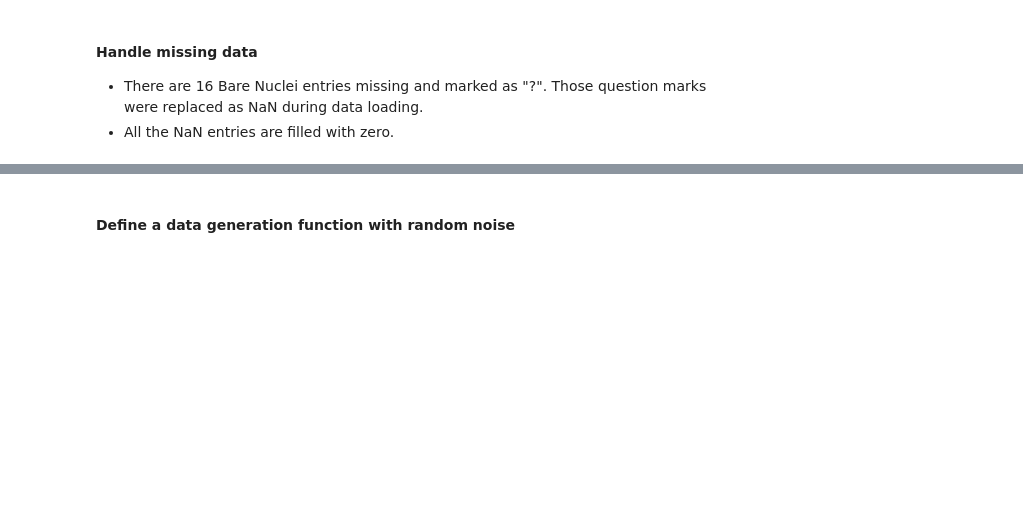
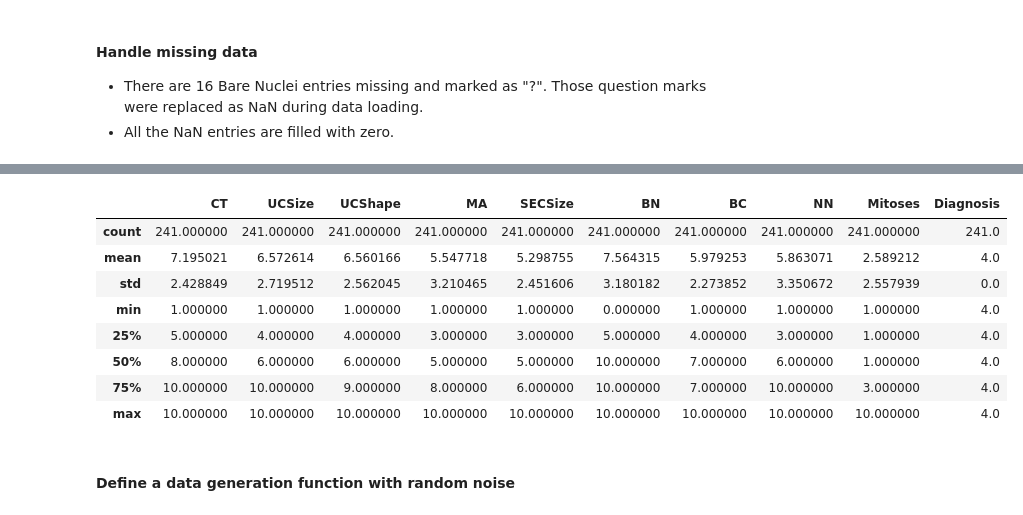
Before and after one commit to VikramSuriyanarayanan/machine-learning, a Jupyter notebook: capstone/capstone.ipynb, the cells around one changed output, grey strips where cells are left out. Saved outputs shown, nothing was run; the diff lists cells and outputs as text; code cells hidden in the pictures; blank space fills up the shorter version.

```diff
--- a/capstone/capstone.ipynb
+++ b/capstone/capstone.ipynb
@@ -42,3 +63,16 @@ data.describe()
+# %%
+data_M = data[data['Diagnosis'] == 4]
+data_M.describe()
+# %% [output]
+|  | CT | UCSize | UCShape | MA | SECSize | BN | BC | NN | Mitoses | Diagnosis |
+| count | 241.000000 | 241.000000 | 241.000000 | 241.000000 | 241.000000 | 241.000000 | 241.000000 | 241.000000 | 241.000000 | 241.0 |
+| mean | 7.195021 | 6.572614 | 6.560166 | 5.547718 | 5.298755 | 7.564315 | 5.979253 | 5.863071 | 2.589212 | 4.0 |
+| std | 2.428849 | 2.719512 | 2.562045 | 3.210465 | 2.451606 | 3.180182 | 2.273852 | 3.350672 | 2.557939 | 0.0 |
+| min | 1.000000 | 1.000000 | 1.000000 | 1.000000 | 1.000000 | 0.000000 | 1.000000 | 1.000000 | 1.000000 | 4.0 |
+| 25% | 5.000000 | 4.000000 | 4.000000 | 3.000000 | 3.000000 | 5.000000 | 4.000000 | 3.000000 | 1.000000 | 4.0 |
+| 50% | 8.000000 | 6.000000 | 6.000000 | 5.000000 | 5.000000 | 10.000000 | 7.000000 | 6.000000 | 1.000000 | 4.0 |
+| 75% | 10.000000 | 10.000000 | 9.000000 | 8.000000 | 6.000000 | 10.000000 | 7.000000 | 10.000000 | 3.000000 | 4.0 |
+| max | 10.000000 | 10.000000 | 10.000000 | 10.000000 | 10.000000 | 10.000000 | 10.000000 | 10.000000 | 10.000000 | 4.0 |
 # %% [markdown]
 #### Define a data generation function with random noise
 # %%
```
Also changed, not shown: parts of 13 cells of this notebook.
